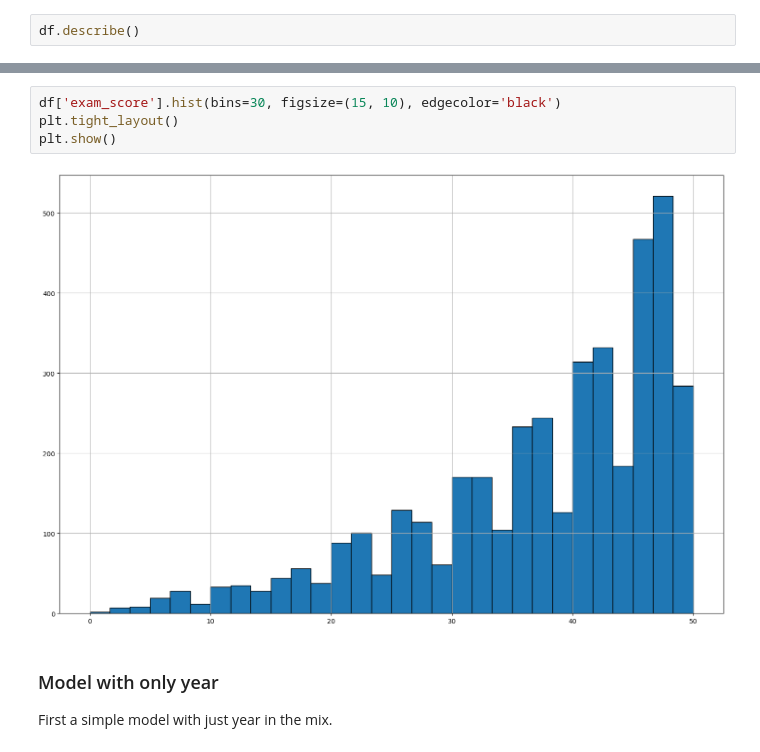
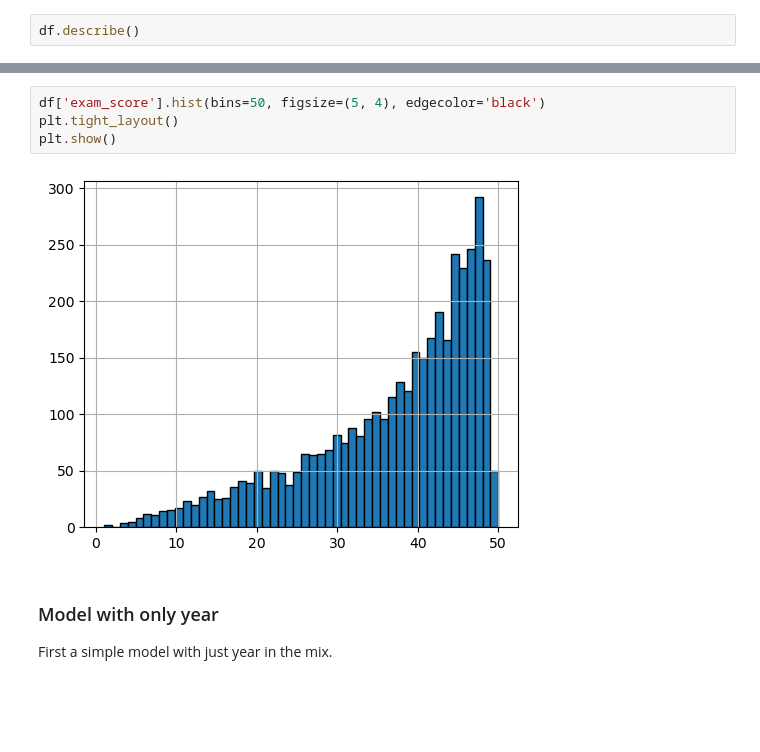
Before and after one commit to klumiste/bayes25_final_project_hpv, a Jupyter notebook: Part2_data_analysis/exam_score_modeling.ipynb, the cells around one changed output, grey strips where cells are left out. Drawn from its saved outputs; the diff is of its cells as text; blank space fills up the shorter version.

```diff
--- a/Part2_data_analysis/exam_score_modeling.ipynb
+++ b/Part2_data_analysis/exam_score_modeling.ipynb
@@ -119,11 +117,11 @@ Table of contents:
 
 Since exam score is bounded within [0,50] and with a hockey stick shape (see graph below), then Scaled Beta distribution is the most suitable option. Later there are some tests with Binomial distribution, but binomial is not ideal in this situation.
 # %%
-df['exam_score'].hist(bins=30, figsize=(15, 10), edgecolor='black')
+df['exam_score'].hist(bins=50, figsize=(5, 4), edgecolor='black')
 plt.tight_layout()
 plt.show()
 # %% [output]
-[figure, old version]
+[figure, new version]
 # %% [markdown]
 ### <a name="model_beta_m1">Model with only year</a>
 First a simple model with just year in the mix.
```
Also changed, not shown: parts of 25 cells of this notebook, 2 other files.
